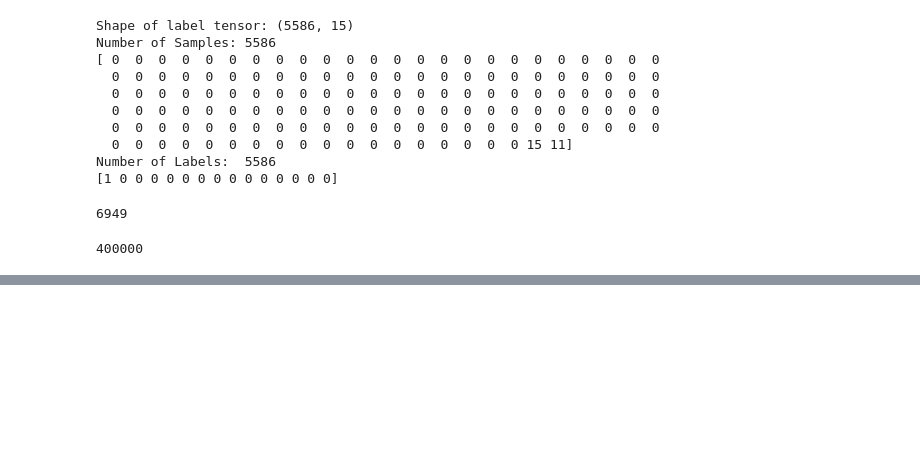
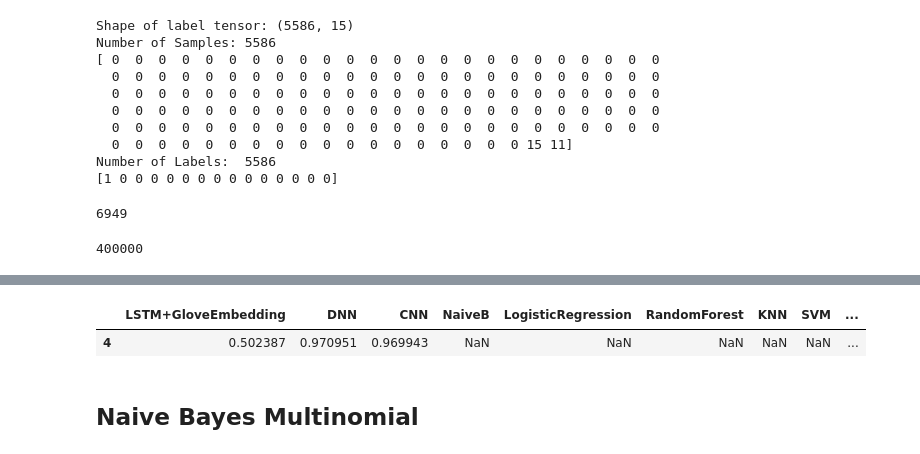
Before and after one commit to cibaca/nlp-automatic-ticket-system, a Jupyter notebook: nlp-automatic-ticket-model.ipynb, the cells around one changed output, grey strips where cells are left out. Cells and saved outputs as stored; diff of their text form; code cells hidden in the pictures; blank space fills up the shorter version.

```diff
--- a/nlp-automatic-ticket-model.ipynb
+++ b/nlp-automatic-ticket-model.ipynb
@@ -1365,0 +1277,26 @@ from keras.callbacks import EarlyStopping
+# %%
+from keras.layers import Dense, Activation, Embedding, Flatten, GlobalMaxPool1D, Dropout, Conv1D
+
+filter_length = 300
+
+model = Sequential()
+model.add(Embedding(max_words, 20, input_length=maxlen))
+#model.add(Dropout(0.5))
+model.add(Conv1D(filter_length, 3, padding='valid', activation='relu', strides=1))
+model.add(GlobalMaxPool1D())
+model.add(Dense(num_classes))
+model.add(Activation('sigmoid'))
+
+model.compile(optimizer='adam', loss='binary_crossentropy', metrics=[tf.keras.metrics.AUC()])
+
+callbacks = [
+    ReduceLROnPlateau(),
+    ModelCheckpoint(filepath='model-conv1d.h5', save_best_only=True)
+]
+
+history = model.fit(X_train, y_train,
+                    class_weight=class_weights,
+                    epochs=30,
+                    batch_size=32,
+                    validation_split=0.3,
+                    callbacks=callbacks)
@@ -1365,0 +1321,4 @@ from keras.callbacks import EarlyStopping
+# %%
+cnn_model = model
+metrics = cnn_model.evaluate(X_test, y_test)
+print("{}: {}".format(model.metrics_names[1], metrics[1]))
@@ -1365,0 +1328,8 @@ from keras.callbacks import EarlyStopping
+# %%
+results.loc[4,'CNN'] = metrics[1]
+results
+# %% [output]
+|  | LSTM+GloveEmbedding | DNN | CNN | NaiveB | LogisticRegression | RandomForest | KNN | SVM | ... |
+| 4 | 0.502387 | 0.970951 | 0.969943 | NaN | NaN | NaN | NaN | NaN | ... |
+# %% [markdown]
+## Naive Bayes Multinomial
```
Also changed, not shown: parts of 188 cells of this notebook.
